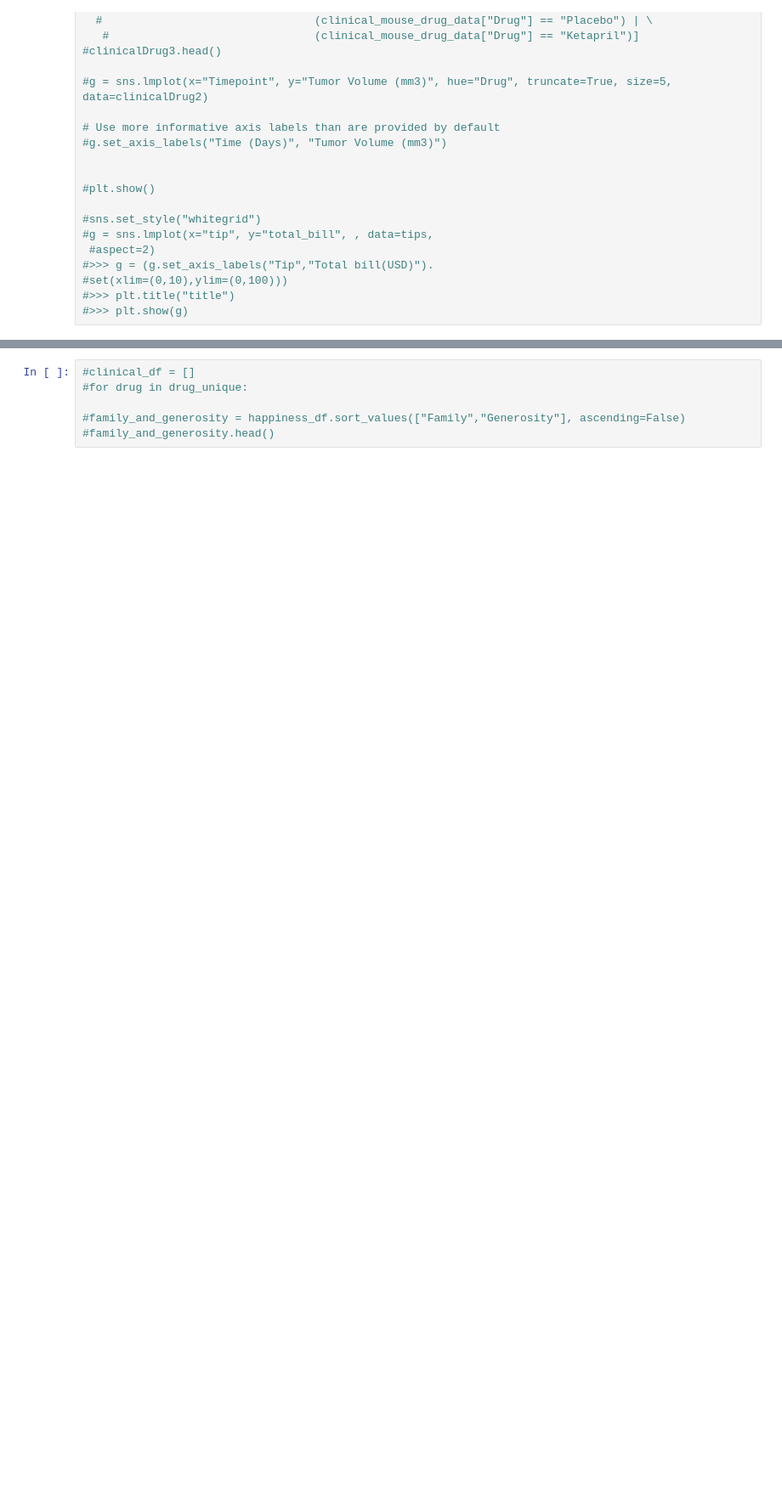
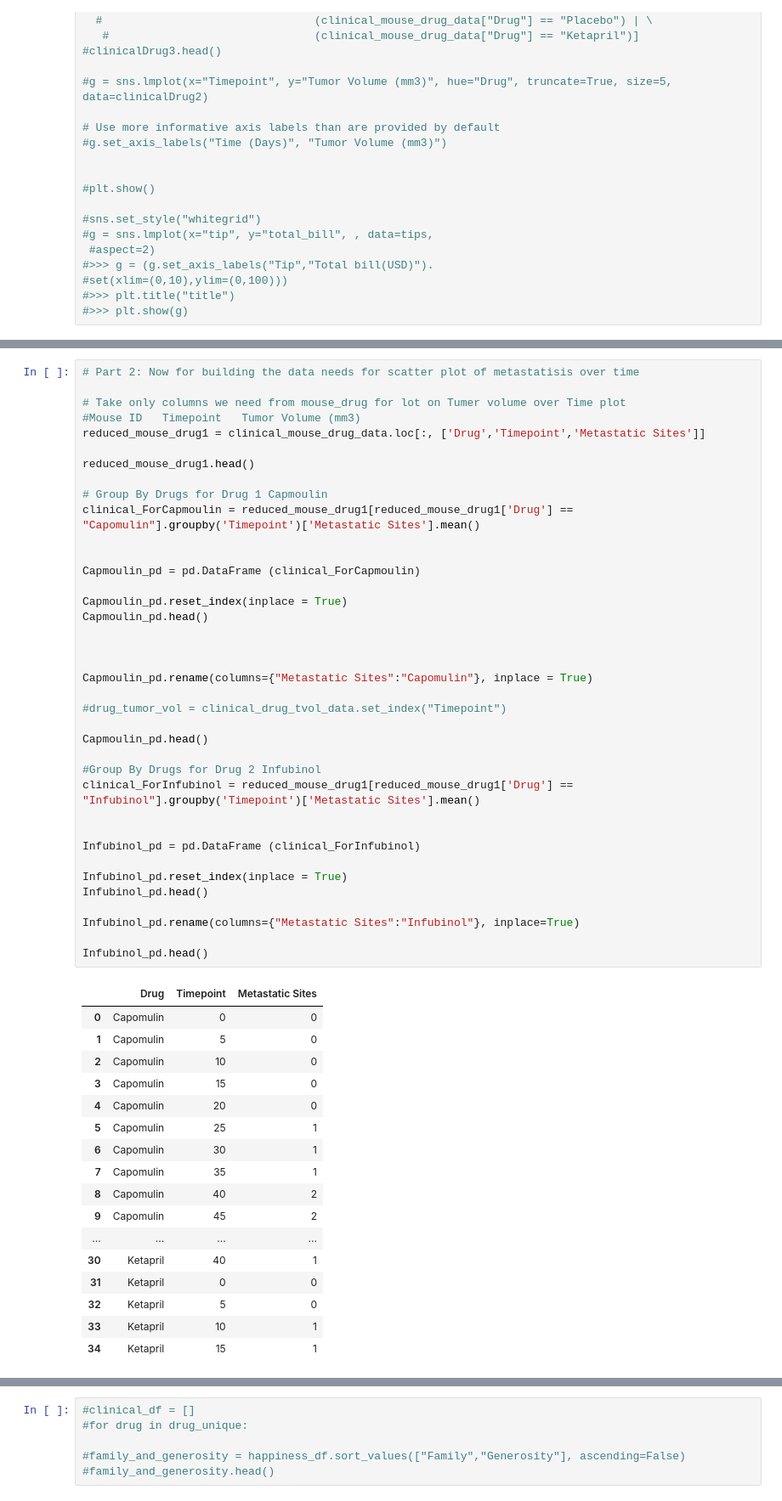
Before and after one commit to arunasunder/PYTHON-CHALLENGE, a Jupyter notebook: PyPharma/PharmaAnalyze.ipynb, the cells around one changed output, grey strips where cells are left out. Shown at 85% size. Cells and saved outputs as stored; diff of their text form; blank space fills up the shorter version.

```diff
--- a/PyPharma/PharmaAnalyze.ipynb
+++ b/PyPharma/PharmaAnalyze.ipynb
@@ -357,3 +349,59 @@ drug_unique.head()
 | 2 | Infubinol |
 | 3 | Ketapril |
 | 4 | Naftisol |
+# %%
+# Part 2: Now for building the data needs for scatter plot of metastatisis over time
+
+# Take only columns we need from mouse_drug for lot on Tumer volume over Time plot
+#Mouse ID	Timepoint	Tumor Volume (mm3)
+reduced_mouse_drug1 = clinical_mouse_drug_data.loc[:, ['Drug','Timepoint','Metastatic Sites']]
+
+reduced_mouse_drug1.head()
+
+# Group By Drugs for Drug 1 Capmoulin
+clinical_ForCapmoulin = reduced_mouse_drug1[reduced_mouse_drug1['Drug'] == "Capomulin"].groupby('Timepoint')['Metastatic Sites'].mean()
+
+
+Capmoulin_pd = pd.DataFrame (clinical_ForCapmoulin)
+
+Capmoulin_pd.reset_index(inplace = True)
+Capmoulin_pd.head()
+
+
+
+Capmoulin_pd.rename(columns={"Metastatic Sites":"Capomulin"}, inplace = True)
+
+#drug_tumor_vol = clinical_drug_tvol_data.set_index("Timepoint")
+
+Capmoulin_pd.head()
+
+#Group By Drugs for Drug 2 Infubinol
+clinical_ForInfubinol = reduced_mouse_drug1[reduced_mouse_drug1['Drug'] == "Infubinol"].groupby('Timepoint')['Metastatic Sites'].mean()
+
+
+Infubinol_pd = pd.DataFrame (clinical_ForInfubinol)
+
+Infubinol_pd.reset_index(inplace = True)
+Infubinol_pd.head()
+
+Infubinol_pd.rename(columns={"Metastatic Sites":"Infubinol"}, inplace=True)
+
+Infubinol_pd.head()
+# %% [output]
+|  | Drug | Timepoint | Metastatic Sites |
+| 0 | Capomulin | 0 | 0 |
+| 1 | Capomulin | 5 | 0 |
+| 2 | Capomulin | 10 | 0 |
+| 3 | Capomulin | 15 | 0 |
+| 4 | Capomulin | 20 | 0 |
+| 5 | Capomulin | 25 | 1 |
+| 6 | Capomulin | 30 | 1 |
+| 7 | Capomulin | 35 | 1 |
+| 8 | Capomulin | 40 | 2 |
+| 9 | Capomulin | 45 | 2 |
+| ... | ... | ... | ... |
+| 30 | Ketapril | 40 | 1 |
+| 31 | Ketapril | 0 | 0 |
+| 32 | Ketapril | 5 | 0 |
+| 33 | Ketapril | 10 | 1 |
+| 34 | Ketapril | 15 | 1 |
```
Also changed, not shown: parts of 9 cells of this notebook.
